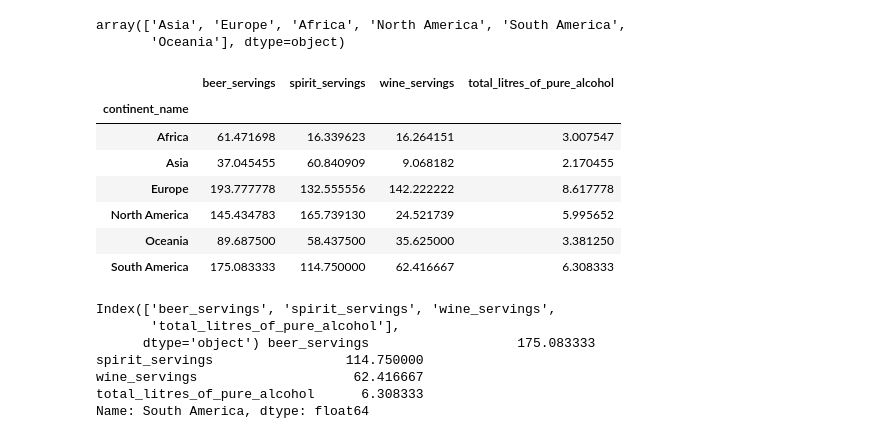
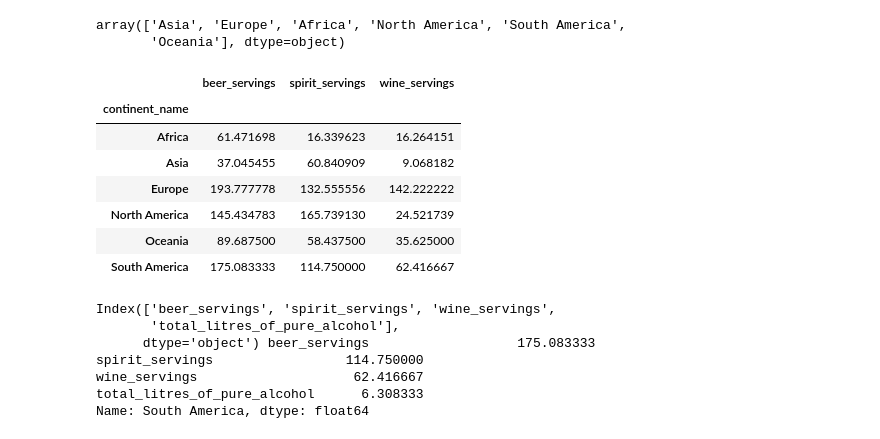
Before and after one commit to satrivaicci/304-titanic-dropdown, a Jupyter notebook: scratch_paper_drinks.ipynb, the cells around one changed output. Drawn from its saved outputs; the diff is of its cells as text; code cells hidden in the pictures.

Commit message:
dropping column

```diff
--- a/scratch_paper_drinks.ipynb
+++ b/scratch_paper_drinks.ipynb
@@ -29,18 +29,20 @@ array(['Asia', 'Europe', 'Africa', 'North America', 'South America',
        'Oceania'], dtype=object)
 # %%
 # Grouping by continent name
+
 grouped_mean=df.groupby(['continent_name']).mean()
 results=pd.DataFrame(grouped_mean)
+results=results.drop(columns=['total_litres_of_pure_alcohol'])
 results
 # %% [output]
-|  | beer_servings | spirit_servings | wine_servings | total_litres_of_pure_alcohol |
-| continent_name |  |  |  |  |
-| Africa | 61.471698 | 16.339623 | 16.264151 | 3.007547 |
-| Asia | 37.045455 | 60.840909 | 9.068182 | 2.170455 |
-| Europe | 193.777778 | 132.555556 | 142.222222 | 8.617778 |
-| North America | 145.434783 | 165.739130 | 24.521739 | 5.995652 |
-| Oceania | 89.687500 | 58.437500 | 35.625000 | 3.381250 |
-| South America | 175.083333 | 114.750000 | 62.416667 | 6.308333 |
+|  | beer_servings | spirit_servings | wine_servings |
+| continent_name |  |  |  |
+| Africa | 61.471698 | 16.339623 | 16.264151 |
+| Asia | 37.045455 | 60.840909 | 9.068182 |
+| Europe | 193.777778 | 132.555556 | 142.222222 |
+| North America | 145.434783 | 165.739130 | 24.521739 |
+| Oceania | 89.687500 | 58.437500 | 35.625000 |
+| South America | 175.083333 | 114.750000 | 62.416667 |
 # %%
 # Getting X and Y values per continent
 
```
Also changed, not shown: 1 other file.
